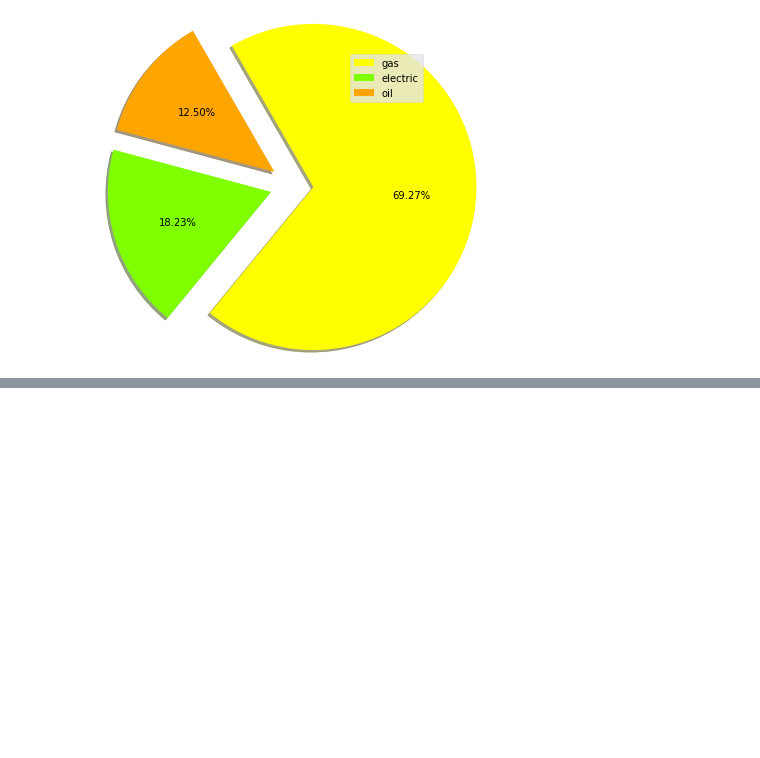
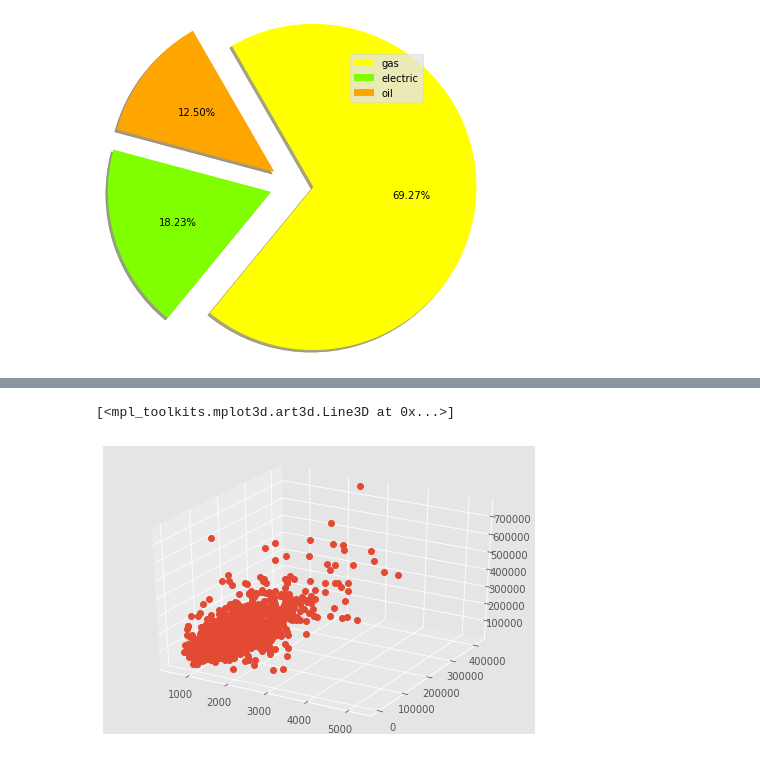
Before and after one commit to brainmentorspvtltd/MSIT_MachineLearning, a Jupyter notebook: HousesAnalysis.ipynb, the cells around one changed output, grey strips where cells are left out. Saved outputs shown, nothing was run; the diff lists cells and outputs as text; code cells hidden in the pictures; blank space fills up the shorter version.

```diff
--- a/HousesAnalysis.ipynb
+++ b/HousesAnalysis.ipynb
@@ -159,0 +178,7 @@ writer.save()
+# %%
+fig = plt.figure()
+fig = Axes3D(fig)
+fig.plot(x,y,z,'o')
+# %% [output]
+[<mpl_toolkits.mplot3d.art3d.Line3D at 0x...>]
+[figure, added]
```
Also changed, not shown: parts of 4 cells of this notebook, 3 other files.
